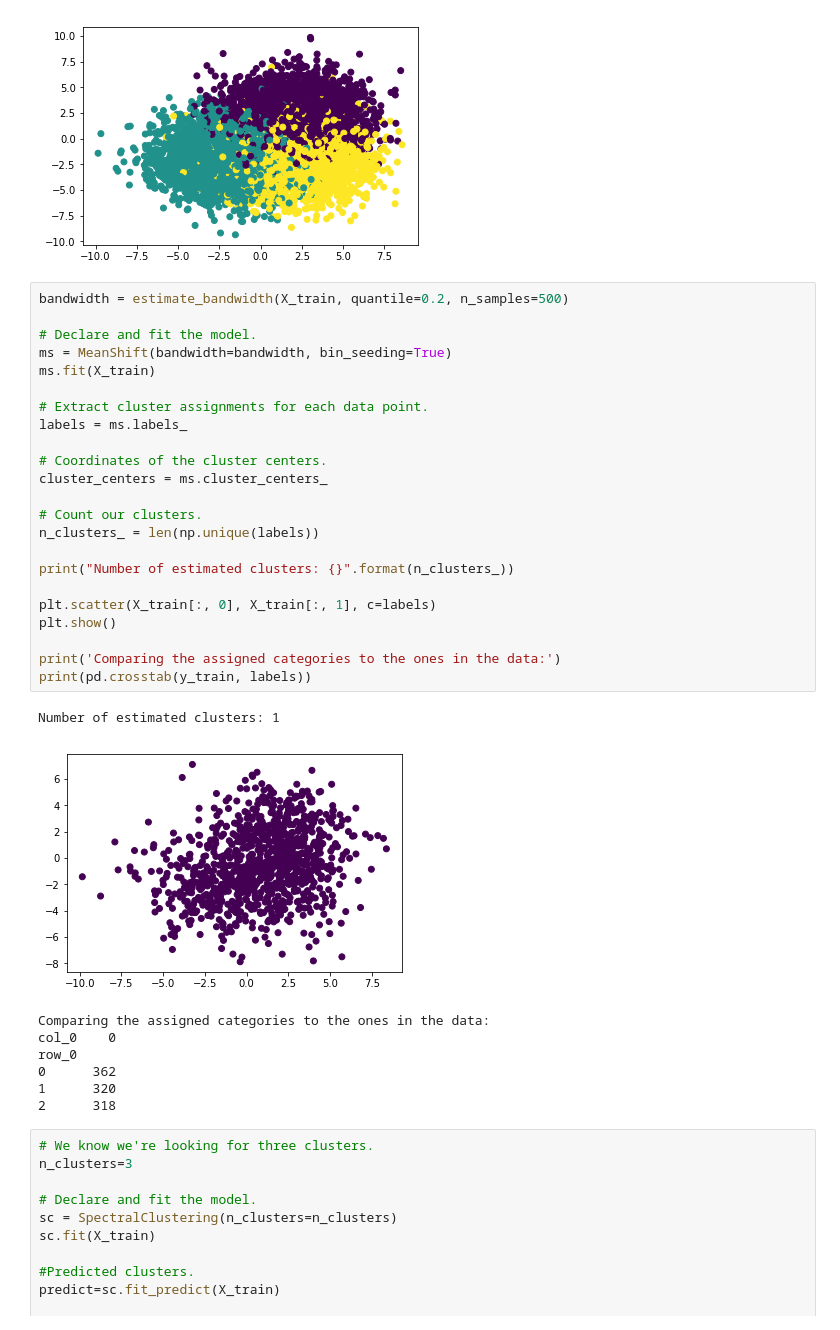
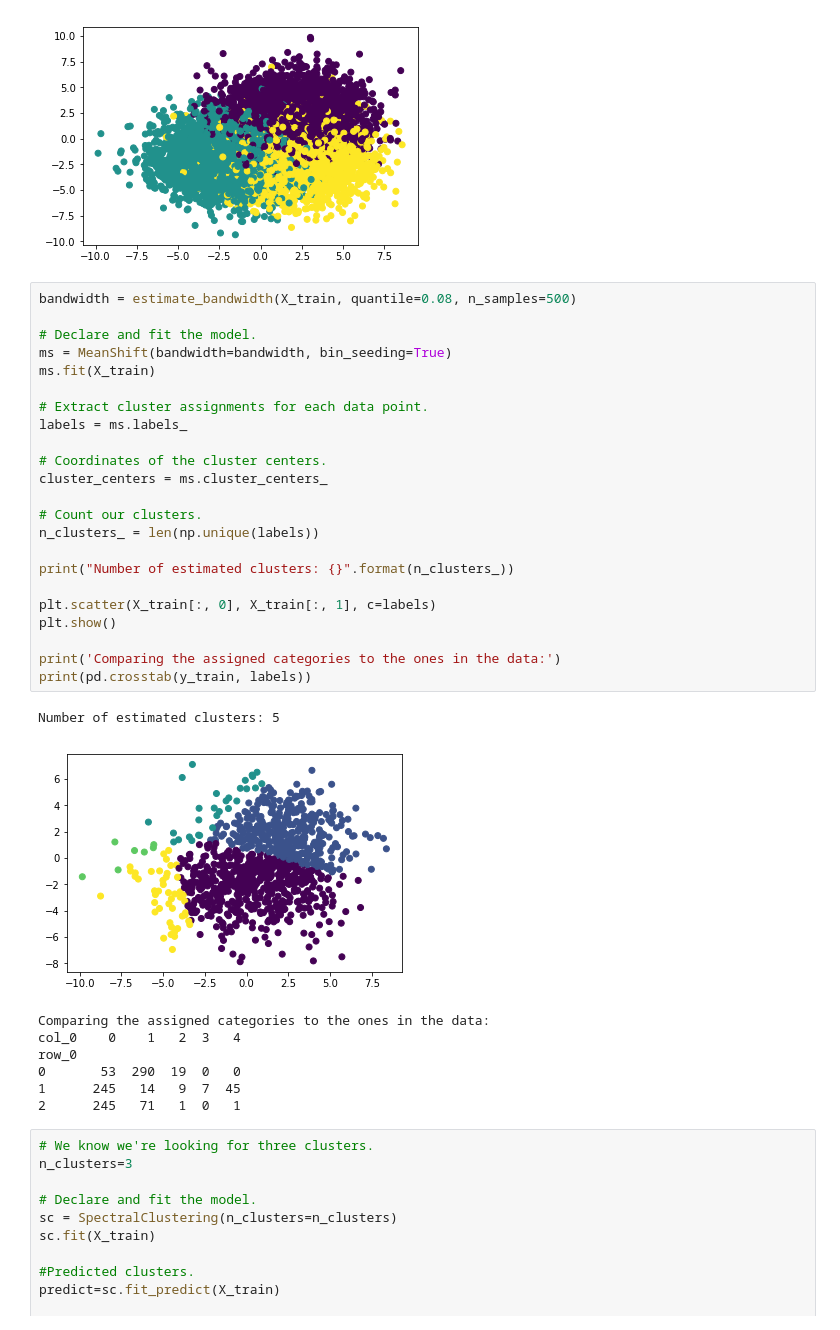
Before and after one commit to micsab/thinkful_files, a Jupyter notebook: unit_4/lesson_1/other_methods.ipynb, the cells around one changed output. Cells and saved outputs as stored; diff of their text form.

```diff
--- a/unit_4/lesson_1/other_methods.ipynb
+++ b/unit_4/lesson_1/other_methods.ipynb
@@ -389,37 +389,37 @@ X_train, X_test, y_train, y_test = train_test_split(
 # %% [output]
 [figure]
 # %%
-bandwidth = estimate_bandwidth(X_train, quantile=0.2, n_samples=500)
+bandwidth = estimate_bandwidth(X_train, quantile=0.08, n_samples=500)
 
 # Declare and fit the model.
 ms = MeanShift(bandwidth=bandwidth, bin_seeding=True)
 ms.fit(X_train)
 
 # Extract cluster assignments for each data point.
 labels = ms.labels_
 
 # Coordinates of the cluster centers.
 cluster_centers = ms.cluster_centers_
 
 # Count our clusters.
 n_clusters_ = len(np.unique(labels))
 
 print("Number of estimated clusters: {}".format(n_clusters_))
 
 plt.scatter(X_train[:, 0], X_train[:, 1], c=labels)
 plt.show()
 
 print('Comparing the assigned categories to the ones in the data:')
 print(pd.crosstab(y_train, labels))
 # %% [output]
-Number of estimated clusters: 1
+Number of estimated clusters: 5
-[figure, old version]
+[figure, new version]
 Comparing the assigned categories to the ones in the data:
-col_0    0
+col_0    0    1   2  3   4
 row_0
-0      362
-1      320
-2      318
+0       53  290  19  0   0
+1      245   14   9  7  45
+2      245   71   1  0   1
 # %%
 # We know we're looking for three clusters.
 n_clusters=3
```
Also changed, not shown: parts of 1 cell of this notebook, 1 other file.
